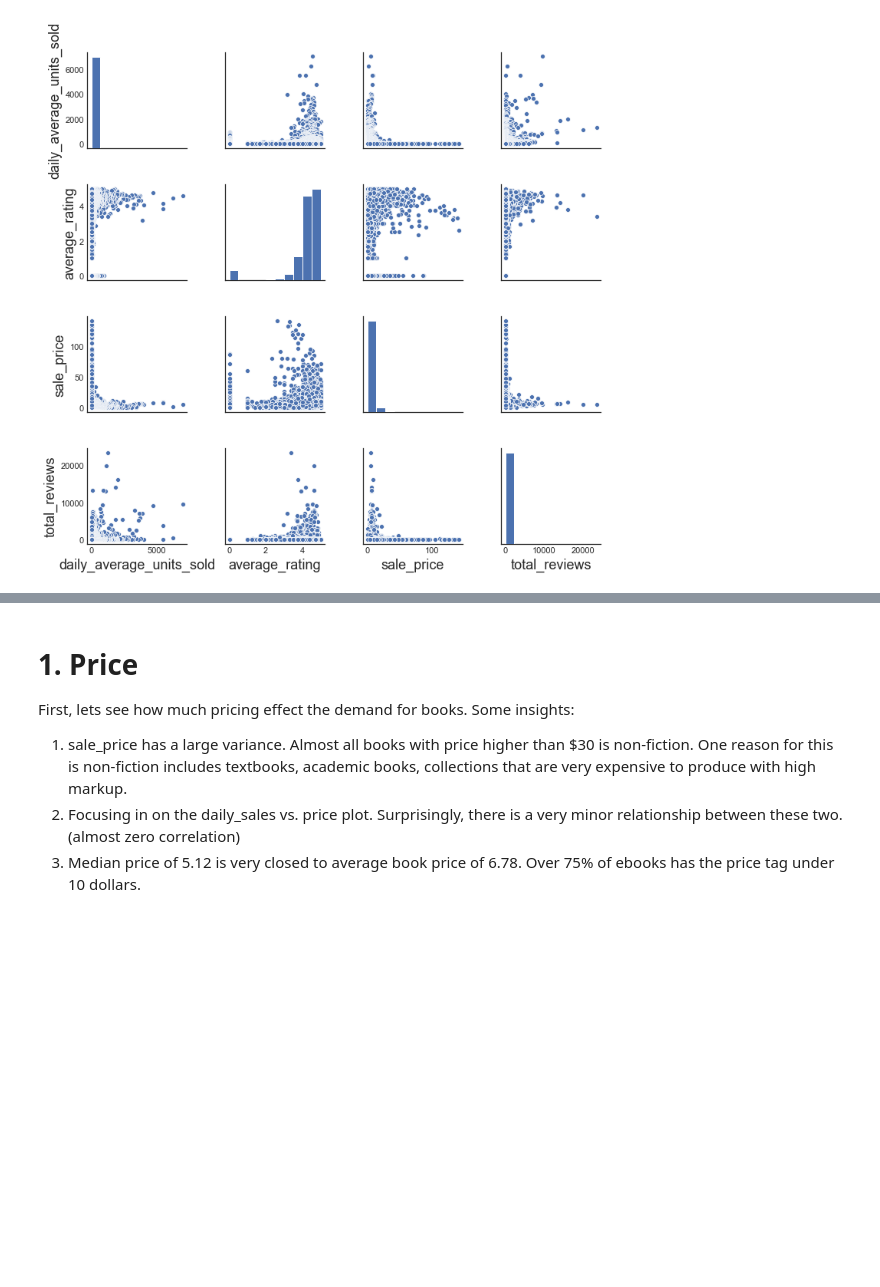
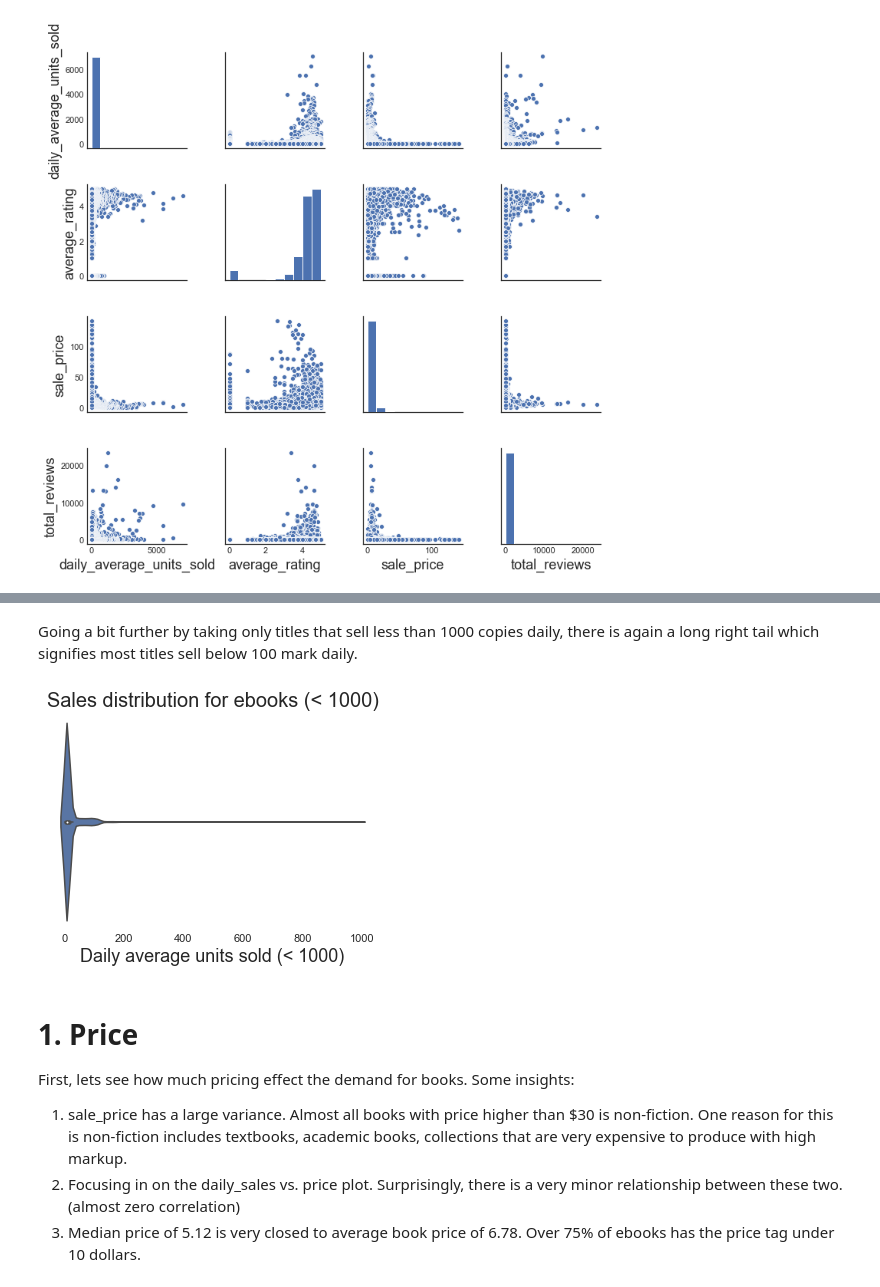
Before and after one commit to vh42720/book_analysis, a Jupyter notebook: 02_eda.ipynb, the cells around one changed output, grey strips where cells are left out. Drawn from its saved outputs; the diff is of its cells as text; code cells hidden in the pictures; blank space fills up the shorter version.

```diff
--- a/02_eda.ipynb
+++ b/02_eda.ipynb
@@ -65,0 +71,4 @@ sns.pairplot(sales)
+# %%
+# Table with sales bracket count
+sales['sales_bracket'] = pd.cut(sales.daily_average_units_sold, bins=np.arange(0,8000,1000))
+sales.groupby('sales_bracket')['daily_average_units_sold'].count().reset_index()
@@ -66,3 +84,19 @@ sns.pairplot(sales)
+# %% [markdown]
+Going a bit further by taking only titles that sell less than 1000 copies daily,
+there is again a long right tail which signifies most titles sell below 100
+mark daily.
+# %%
+# distribution of books sales
+sns.violinplot(sales[sales.daily_average_units_sold < 1000].daily_average_units_sold)
+
+# plot parameters
+plt.title('Sales distribution for ebooks (< 1000)')
+plt.xlabel('Daily average units sold (< 1000)')
+plt.yticks([])
+sns.despine(left=True, bottom=True)
+plt.savefig(f'{image_path}\\ebook_sales_1000_distribution.png')
+# %% [output]
+[figure, added]
 # %% [markdown]
 # 1. Price
 
```
Also changed, not shown: parts of 21 cells of this notebook, 39 other files.
